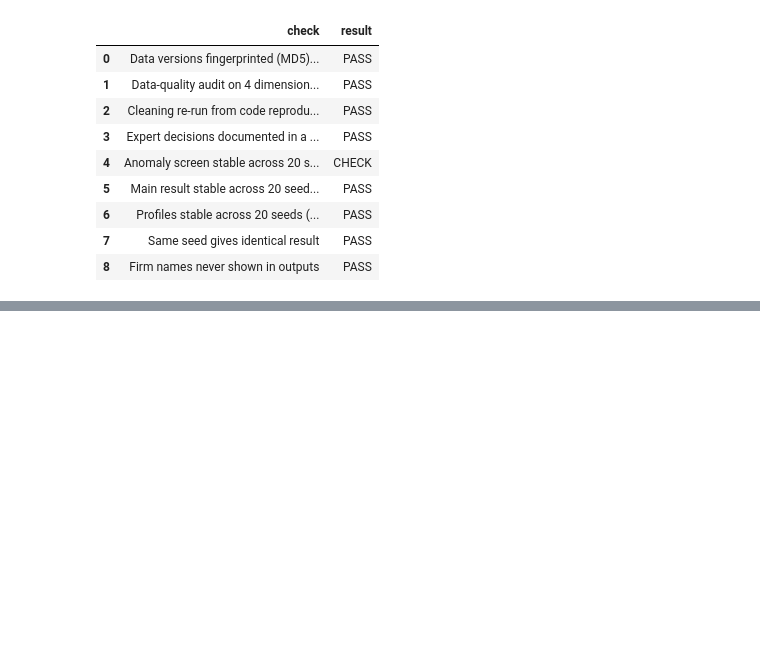
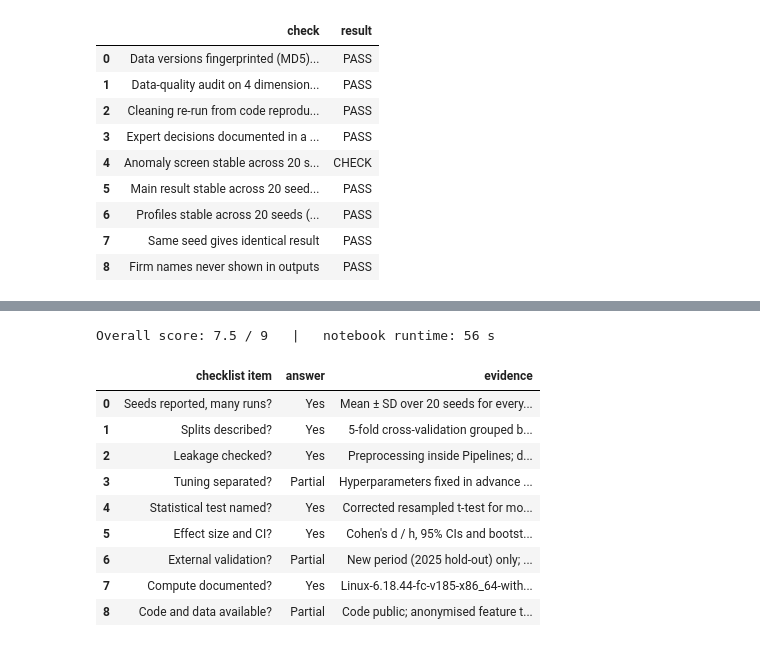
Before and after one commit to angelaacosta-byte/ANGELA-ACOSTA, a Jupyter notebook: AAT DELIVERABLES/6.Reproducibility_Audit_My_Data/D6_Data_Quality_and_Reproducibility_Audit.ipynb, the cells around one changed output, grey strips where cells are left out. Saved outputs shown, nothing was run; the diff lists cells and outputs as text; code cells hidden in the pictures; blank space fills up the shorter version.

```diff
--- a/AAT DELIVERABLES/6.Reproducibility_Audit_My_Data/D6_Data_Quality_and_Reproducibility_Audit.ipynb
+++ b/AAT DELIVERABLES/6.Reproducibility_Audit_My_Data/D6_Data_Quality_and_Reproducibility_Audit.ipynb
@@ -361,0 +487,28 @@ checklist
+# %%
+card = pd.DataFrame([
+    ('Seeds reported, many runs?', 'Yes', 'Mean ± SD over 20 seeds for every model (Sections 5 and 7)'),
+    ('Splits described?', 'Yes', '5-fold cross-validation grouped by importer; temporal hold-out 2025 in the analysis notebook'),
+    ('Leakage checked?', 'Yes', 'Preprocessing inside Pipelines; description excluded as a feature (Lab 2 shows the leak it avoids); grouped split (Lab 3)'),
+    ('Tuning separated?', 'Partial', 'Hyperparameters fixed in advance and never tuned on test data, but no nested cross-validation'),
+    ('Statistical test named?', 'Yes', 'Corrected resampled t-test for model comparison; z-test and logistic trend for H5; OLS with robust errors for price'),
+    ('Effect size and CI?', 'Yes', "Cohen's d / h, 95% CIs and bootstrap CI for the model score (Section 7)"),
+    ('External validation?', 'Partial', 'New period (2025 hold-out) only; no other country or data source yet'),
+    ('Compute documented?', 'Yes', f'{platform.platform()}, {os.cpu_count()} CPU cores, no GPU, library versions in Section 0, runtime below'),
+    ('Code and data available?', 'Partial', 'Code public; anonymised feature table public (repro-lab-roll-paper); raw Veritrade files not shareable'),
+], columns=['checklist item', 'answer', 'evidence'])
+points = card.answer.map({'Yes': 1, 'Partial': 0.5, 'No': 0}).sum()
+card.to_csv(OUT / 'table7_scorecard.csv', index=False)
+print(f'Overall score: {points:.1f} / 9   |   notebook runtime: {time.time() - T0:.0f} s')
+card
+# %% [output]
+Overall score: 7.5 / 9   |   notebook runtime: 56 s
+|  | checklist item | answer | evidence |
+| 0 | Seeds reported, many runs? | Yes | Mean ± SD over 20 seeds for every... |
+| 1 | Splits described? | Yes | 5-fold cross-validation grouped b... |
+| 2 | Leakage checked? | Yes | Preprocessing inside Pipelines; d... |
+| 3 | Tuning separated? | Partial | Hyperparameters fixed in advance ... |
+| 4 | Statistical test named? | Yes | Corrected resampled t-test for mo... |
+| 5 | Effect size and CI? | Yes | Cohen's d / h, 95% CIs and bootst... |
+| 6 | External validation? | Partial | New period (2025 hold-out) only; ... |
+| 7 | Compute documented? | Yes | Linux-6.18.44-fc-v185-x86_64-with... |
+| 8 | Code and data available? | Partial | Code public; anonymised feature t... |
```
Also changed, not shown: parts of 13 cells of this notebook, 3 other files.
